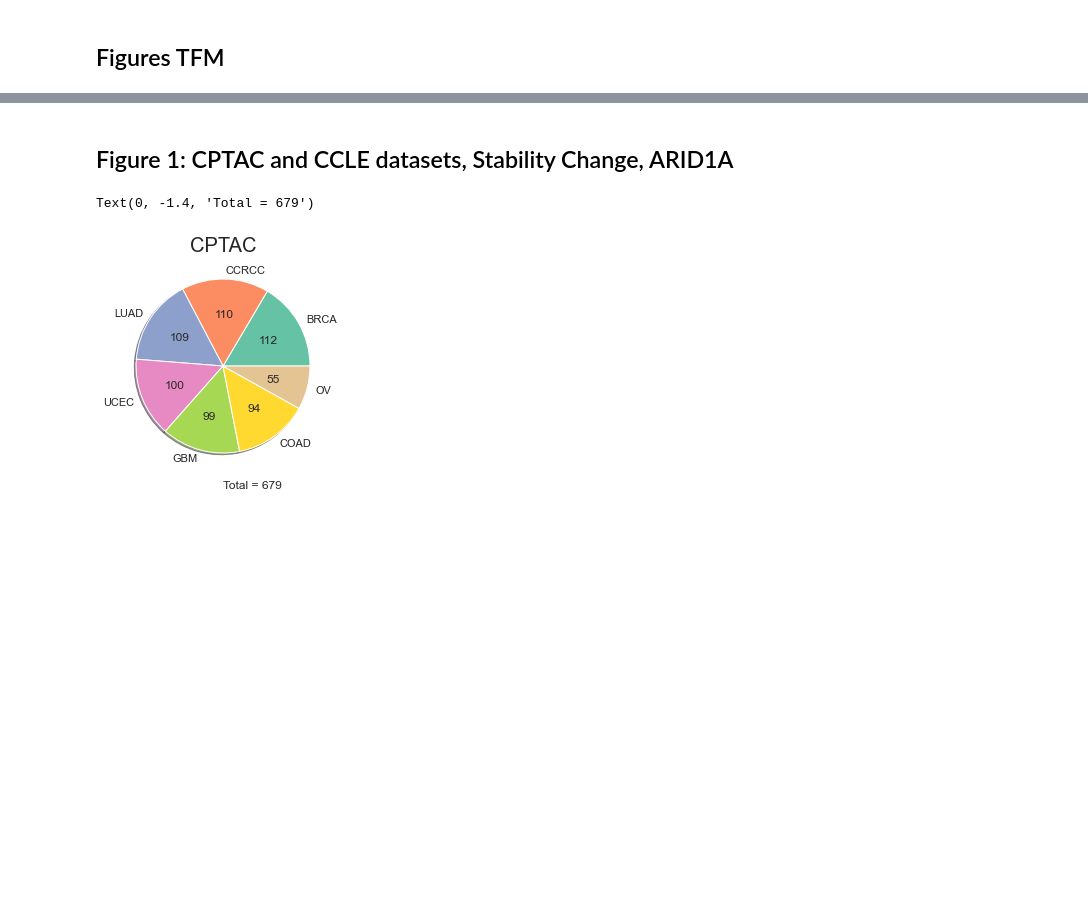
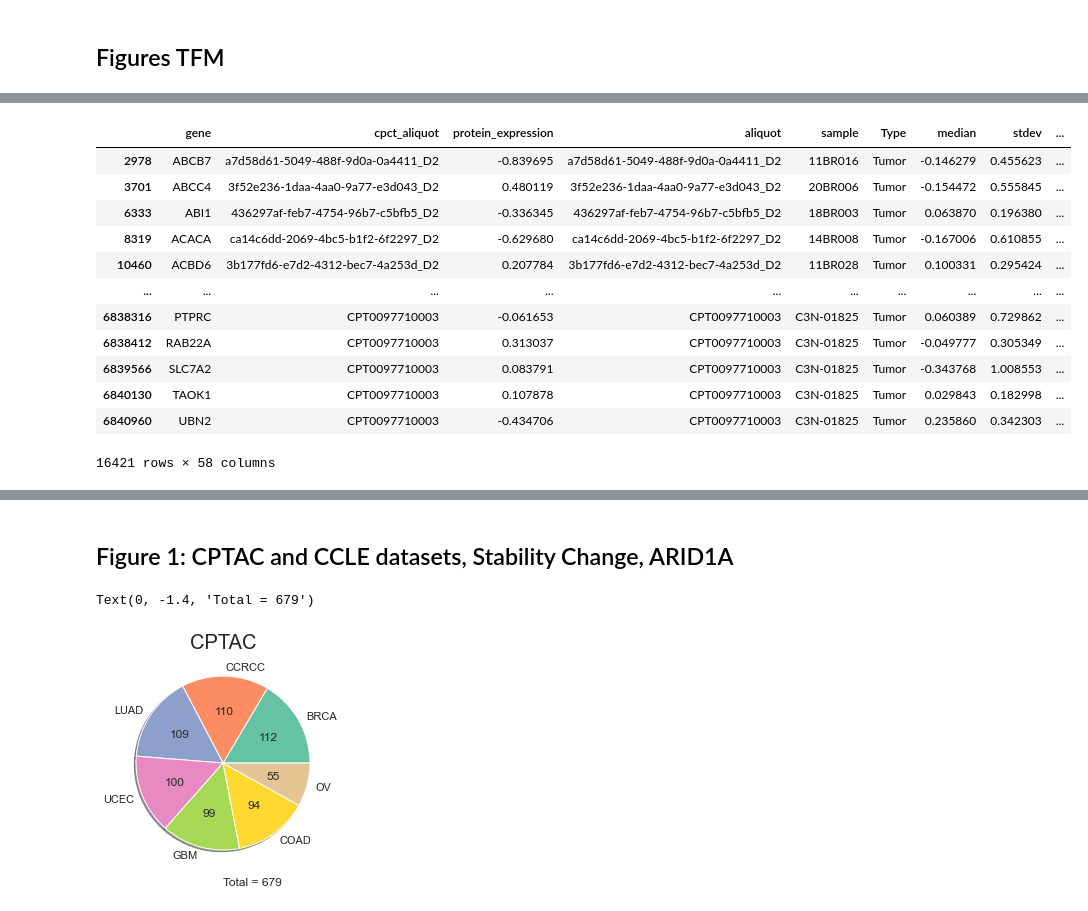
Before and after one commit to msguixe/TFM_MSG, a Jupyter notebook: Figures TFM.ipynb, the cells around one changed output, grey strips where cells are left out. Drawn from its saved outputs; the diff is of its cells as text; code cells hidden in the pictures; blank space fills up the shorter version.

```diff
--- a/Figures TFM.ipynb
+++ b/Figures TFM.ipynb
@@ -55,0 +34,16 @@ Add disrupting cterm degron column
+# %%
+cptac_df[(cptac_df['Phenotype']=='stop_gained')|(cptac_df['Phenotype']=='frameshift_variant')]
+# %% [output]
+|  | gene | cpct_aliquot | protein_expression | aliquot | sample | Type | median | stdev | ... |
+| 2978 | ABCB7 | a7d58d61-5049-488f-9d0a-0a4411_D2 | -0.839695 | a7d58d61-5049-488f-9d0a-0a4411_D2 | 11BR016 | Tumor | -0.146279 | 0.455623 | ... |
+| 3701 | ABCC4 | 3f52e236-1daa-4aa0-9a77-e3d043_D2 | 0.480119 | 3f52e236-1daa-4aa0-9a77-e3d043_D2 | 20BR006 | Tumor | -0.154472 | 0.555845 | ... |
+| 6333 | ABI1 | 436297af-feb7-4754-96b7-c5bfb5_D2 | -0.336345 | 436297af-feb7-4754-96b7-c5bfb5_D2 | 18BR003 | Tumor | 0.063870 | 0.196380 | ... |
+| 8319 | ACACA | ca14c6dd-2069-4bc5-b1f2-6f2297_D2 | -0.629680 | ca14c6dd-2069-4bc5-b1f2-6f2297_D2 | 14BR008 | Tumor | -0.167006 | 0.610855 | ... |
+| 10460 | ACBD6 | 3b177fd6-e7d2-4312-bec7-4a253d_D2 | 0.207784 | 3b177fd6-e7d2-4312-bec7-4a253d_D2 | 11BR028 | Tumor | 0.100331 | 0.295424 | ... |
+| ... | ... | ... | ... | ... | ... | ... | ... | ... | ... |
+| 6838316 | PTPRC | CPT0097710003 | -0.061653 | CPT0097710003 | C3N-01825 | Tumor | 0.060389 | 0.729862 | ... |
+| 6838412 | RAB22A | CPT0097710003 | 0.313037 | CPT0097710003 | C3N-01825 | Tumor | -0.049777 | 0.305349 | ... |
+| 6839566 | SLC7A2 | CPT0097710003 | 0.083791 | CPT0097710003 | C3N-01825 | Tumor | -0.343768 | 1.008553 | ... |
+| 6840130 | TAOK1 | CPT0097710003 | 0.107878 | CPT0097710003 | C3N-01825 | Tumor | 0.029843 | 0.182998 | ... |
+| 6840960 | UBN2 | CPT0097710003 | -0.434706 | CPT0097710003 | C3N-01825 | Tumor | 0.235860 | 0.342303 | ... |
+16421 rows × 58 columns
```
Also changed, not shown: parts of 8 cells of this notebook, 4 other files.
